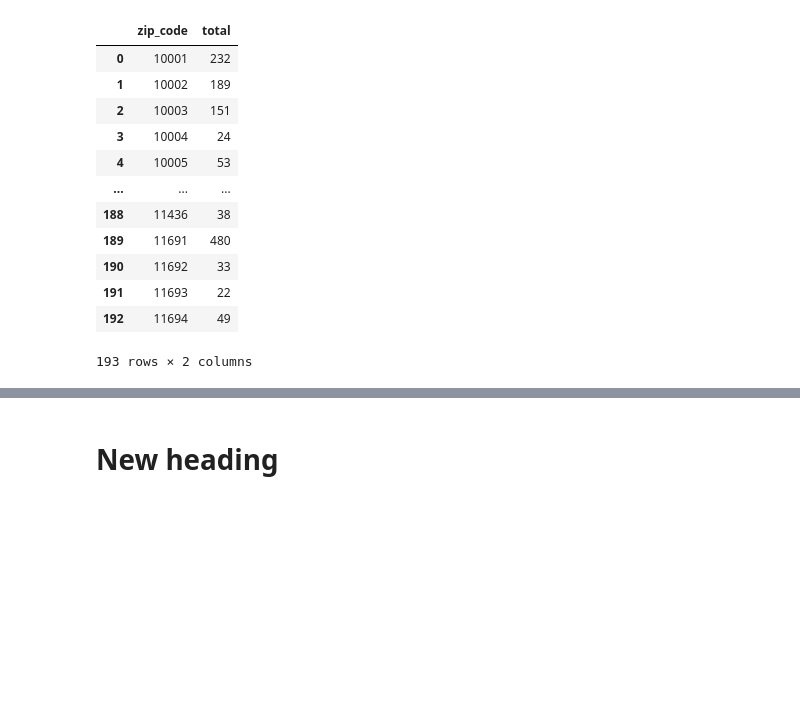
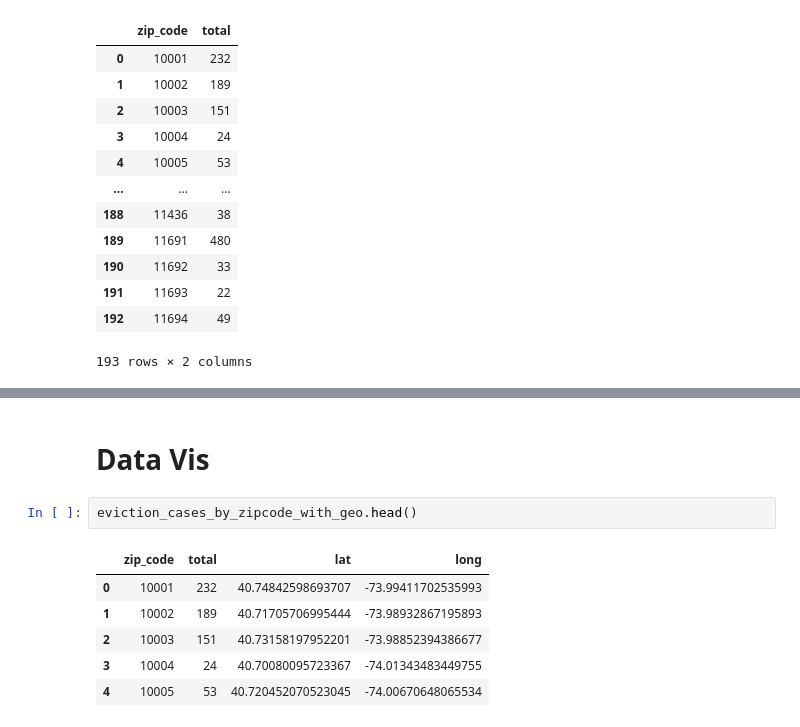
Before and after one commit to chengzegang/Relationship-between-Covid-19-and-Unlawful-Incidents-in-New-York-City, a Jupyter notebook: covid-and-eviction/nyc_covid_and_eviction_analysis.ipynb, the cells around one changed output, grey strips where cells are left out. Cells and saved outputs as stored; diff of their text form; blank space fills up the shorter version.

```diff
--- a/covid-and-eviction/nyc_covid_and_eviction_analysis.ipynb
+++ b/covid-and-eviction/nyc_covid_and_eviction_analysis.ipynb
@@ -79,2 +65,11 @@ eviction_cases_time_and_summary
 # %% [markdown]
-# New heading
+# Data Vis
+# %%
+eviction_cases_by_zipcode_with_geo.head()
+# %% [output]
+|  | zip_code | total | lat | long |
+| 0 | 10001 | 232 | 40.74842598693707 | -73.99411702535993 |
+| 1 | 10002 | 189 | 40.71705706995444 | -73.98932867195893 |
+| 2 | 10003 | 151 | 40.73158197952201 | -73.98852394386677 |
+| 3 | 10004 | 24 | 40.70080095723367 | -74.01343483449755 |
+| 4 | 10005 | 53 | 40.720452070523045 | -74.00670648065534 |
```
Also changed, not shown: parts of 6 cells of this notebook, 1 other file.
